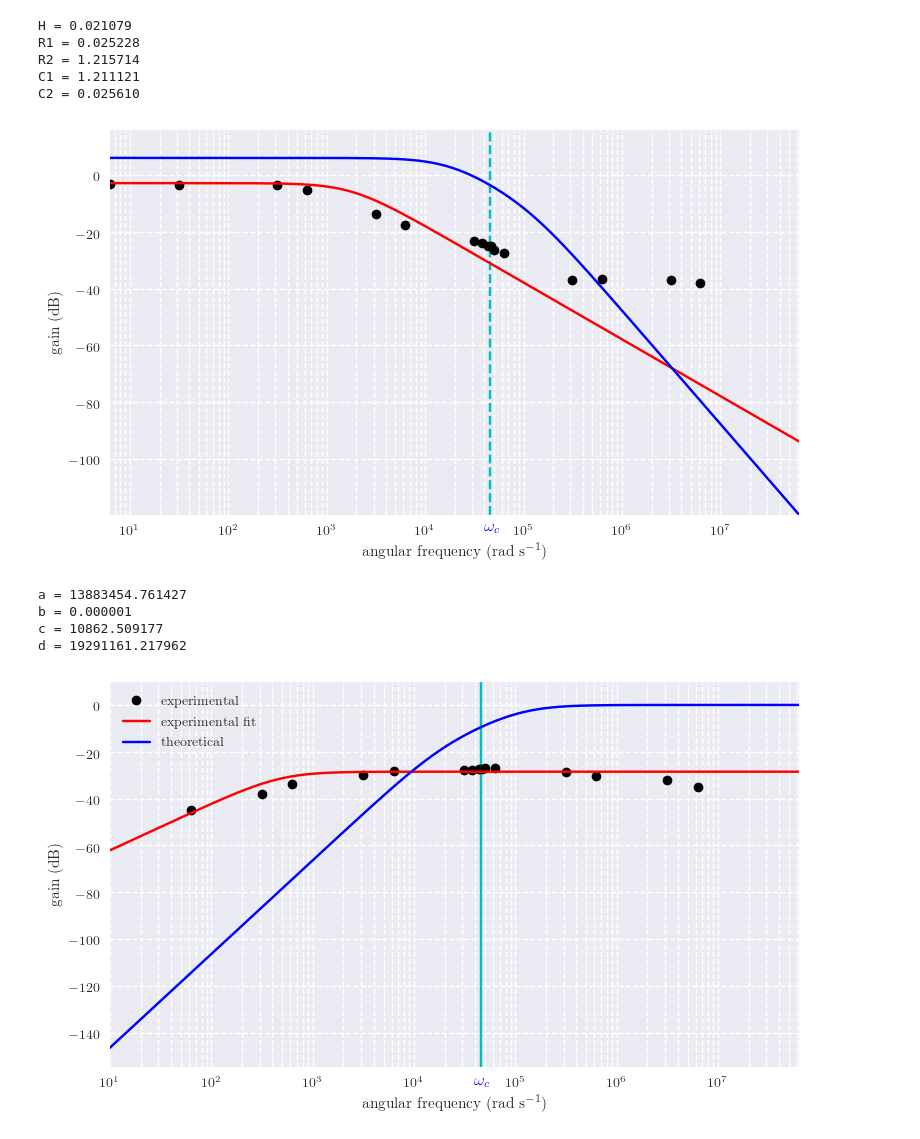
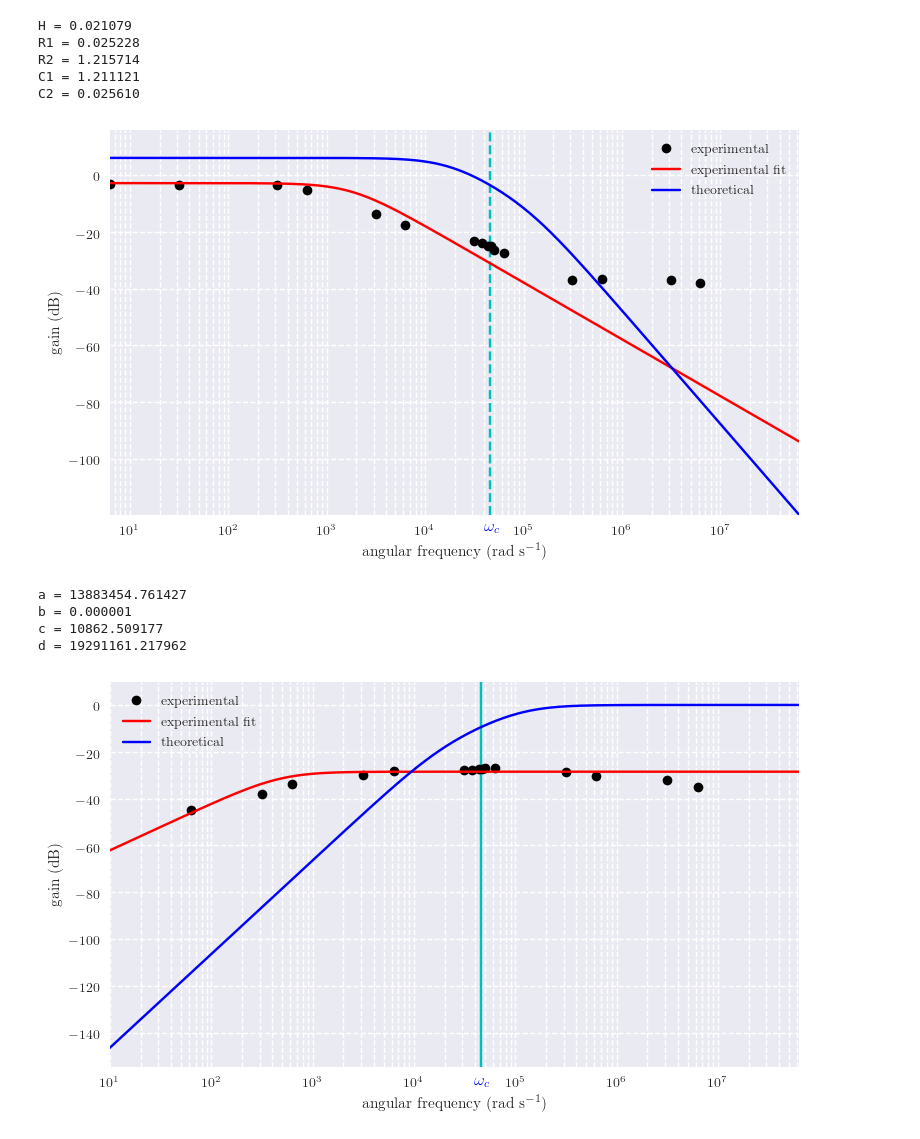
Before and after one commit to kvdomingo/AP185, a Jupyter notebook: E06/E06 data.ipynb, the cells around one changed output. Cells and saved outputs as stored; diff of their text form; code cells hidden in the pictures.

```diff
--- a/E06/E06 data.ipynb
+++ b/E06/E06 data.ipynb
@@ -130,31 +130,32 @@ def TransferMultipleHigh(s, H, C1, R2, C3, C4, R5):
 # %%
 f, Vout = np.genfromtxt("MFlow.txt", skip_header=1).T
 A = 20*np.log10(abs(TransferMultipleLow(1j*w, H(R, R), R, C, R, R, C)))
 
 popt, pcov = opt.curve_fit(BodeFitLow, 2*np.pi*f, Vout/5, bounds=(1e-6, np.inf))
 Afit = 20*np.log10(abs(BodeFitLow(1j*w, *popt)))
 
 mp.plot(2*np.pi*f, 20*np.log10(Vout/5), "ko", label="experimental")
 mp.plot(w, Afit, "r-", label="experimental fit")
 mp.plot(w, A, "b-", label="theoretical")
 mp.vlines(f_cutoff(R, C)*2*np.pi, A.min(), A.max()+10, "c", linestyle="--")
 
 mp.xscale("log")
 mp.xlabel("angular frequency (rad s$^{-1}$)")
 mp.ylabel("gain (dB)")
 mp.grid(which="both", axis="x", linestyle="--")
 mp.grid(axis="y", which="major", linestyle="--")
 mp.xlim(w.min(), w.max())
 mp.ylim(A.min(), A.max()+10)
 mp.text(f_cutoff(R,C)*2*np.pi - 6e3, -126, r"$\omega_c$", color="b")
+mp.legend()
 
 # mp.savefig("MFLP.png", dpi=300, bbox_inches="tight")
 mp.show()
 
 for i,p in enumerate(["a","b","c", "d"]):
     print("%s = %f" %(p, popt[i]))
 # %% [output]
-[figure, old version]
+[figure, new version]
 a = 13883454.761427
 b = 0.000001
 c = 10862.509177
```
Also changed, not shown: 11 other files.
